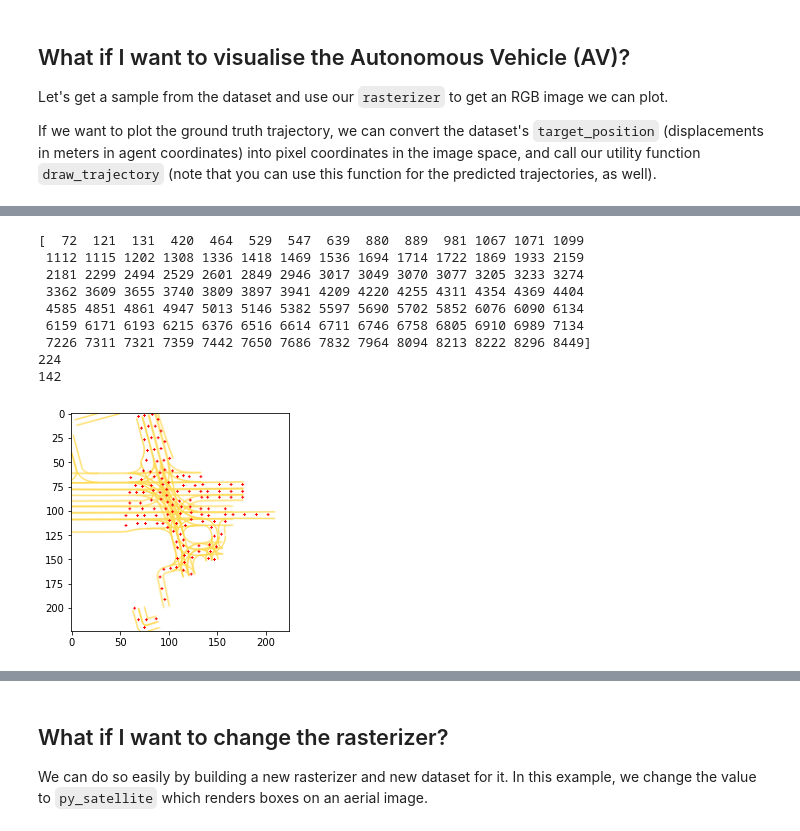
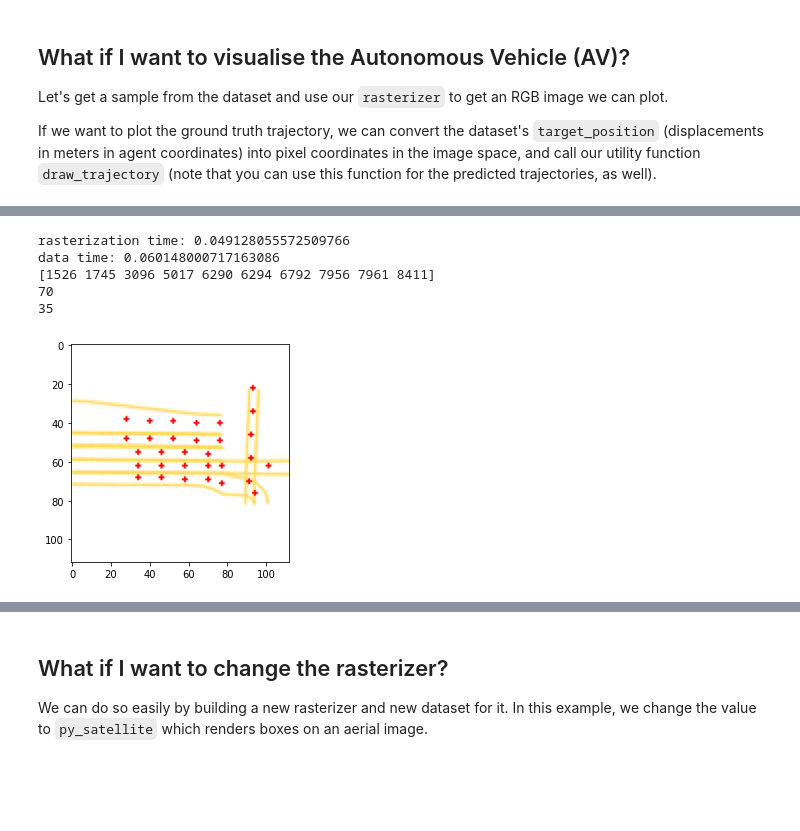
Before and after one commit to LiuHaolan/l5kit, a Jupyter notebook: viz_notebook/visualise_data.ipynb, the cells around one changed output, grey strips where cells are left out. Cells and saved outputs as stored; diff of their text form; code cells hidden in the pictures; blank space fills up the shorter version.

```diff
--- a/viz_notebook/visualise_data.ipynb
+++ b/viz_notebook/visualise_data.ipynb
@@ -268,7 +268,7 @@ from typing import Dict, List, Optional
 
 img = 255 * np.ones(shape=(rast.raster_size[1], rast.raster_size[0], 3), dtype=np.uint8)
 
-data = dataset[4515]
+data = dataset[515]
 
 
 
@@ -419,41 +419,40 @@ centerline_area = goalGen(self.mapAPI, lane_indices, current_positions_pixels, r
 
 
 
 # reserve 200 points?
 
 
 if len(lanes_area):
     lanes_area = cv2_subpixel(transform_points(lanes_area.reshape((-1, 2)), raster_from_world))
 
 #    for lane_area in lanes_area.reshape((-1, INTERPOLATION_POINTS * 2, 2)):
         # need to for-loop otherwise some of them are empty
 #        cv2.fillPoly(img, [lane_area], COLORS[RasterEls.ROAD.name], **CV2_SUB_VALUES)
 
     lanes_area = lanes_area.reshape((-1, INTERPOLATION_POINTS, 2))
     for name, mask in lanes_mask.items():  # draw each type of lane with its own color
         cv2.polylines(img, lanes_area[mask], False, COLORS[name], **CV2_SUB_VALUES)
 
 #xy_points = (data["goal_list"][data["goal_gt"]])
 #        print(xy_points)
 #cv2.circle(img, (int(xy_points[0]),int(xy_points[1])), radius=3, color=(0, 0, 255), thickness=-1)
 
+# can we pick the closest ten points?
+
+
 for k in centerline_area:
 #        print(j)
     xy_points = (transform_point(k, raster_from_world))
 #        print(xy_points)
     cv2.circle(img, (int(xy_points[0]),int(xy_points[1])), radius=1, color=(255, 0, 0), thickness=-1)
 
 plt.imshow(img)
 plt.show()
 # %% [output]
-[  72  121  131  420  464  529  547  639  880  889  981 1067 1071 1099
- 1112 1115 1202 1308 1336 1418 1469 1536 1694 1714 1722 1869 1933 2159
- 2181 2299 2494 2529 2601 2849 2946 3017 3049 3070 3077 3205 3233 3274
- 3362 3609 3655 3740 3809 3897 3941 4209 4220 4255 4311 4354 4369 4404
- 4585 4851 4861 4947 5013 5146 5382 5597 5690 5702 5852 6076 6090 6134
- 6159 6171 6193 6215 6376 6516 6614 6711 6746 6758 6805 6910 6989 7134
- 7226 7311 7321 7359 7442 7650 7686 7832 7964 8094 8213 8222 8296 8449]
-224
-142
+rasterization time: 0.049128055572509766
+data time: 0.060148000717163086
+[1526 1745 3096 5017 6290 6294 6792 7956 7961 8411]
+70
+35
-[figure, old version]
+[figure, new version]
 # %%
```
Also changed, not shown: parts of 14 cells of this notebook, 37 other files.
